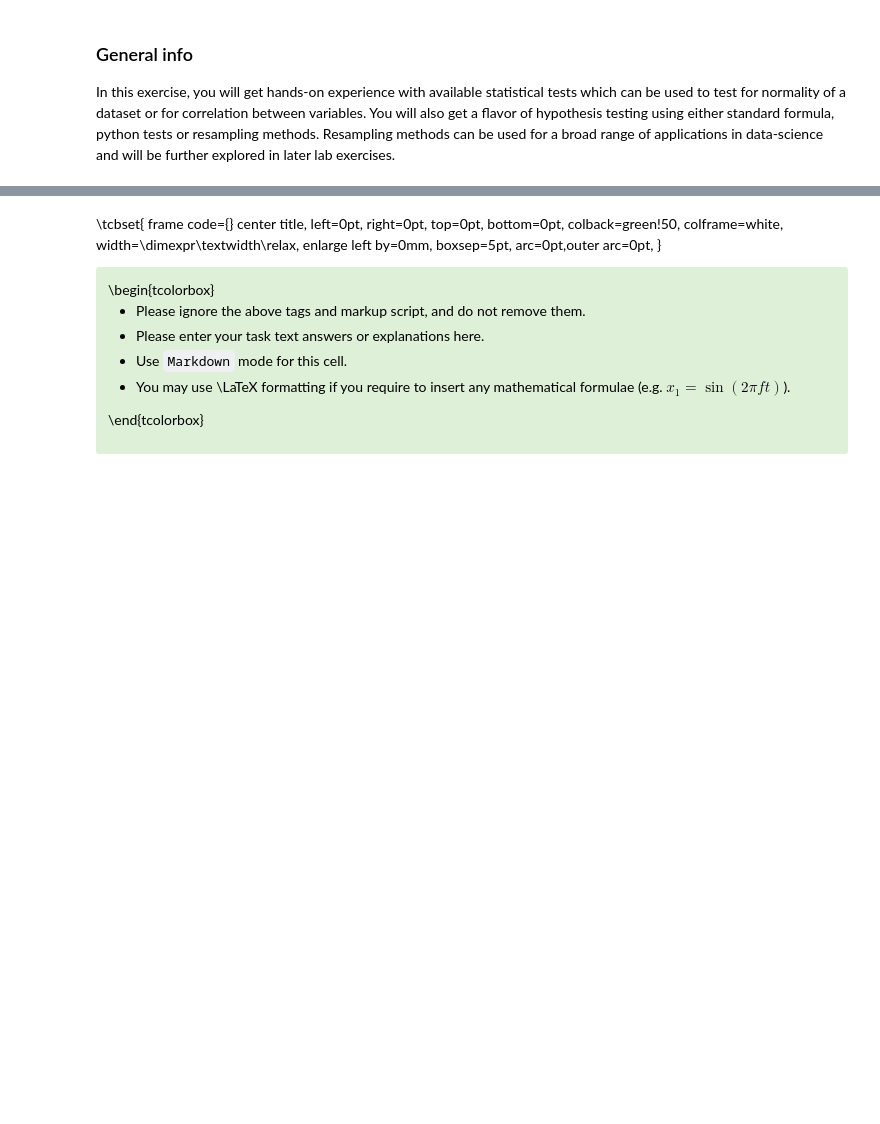
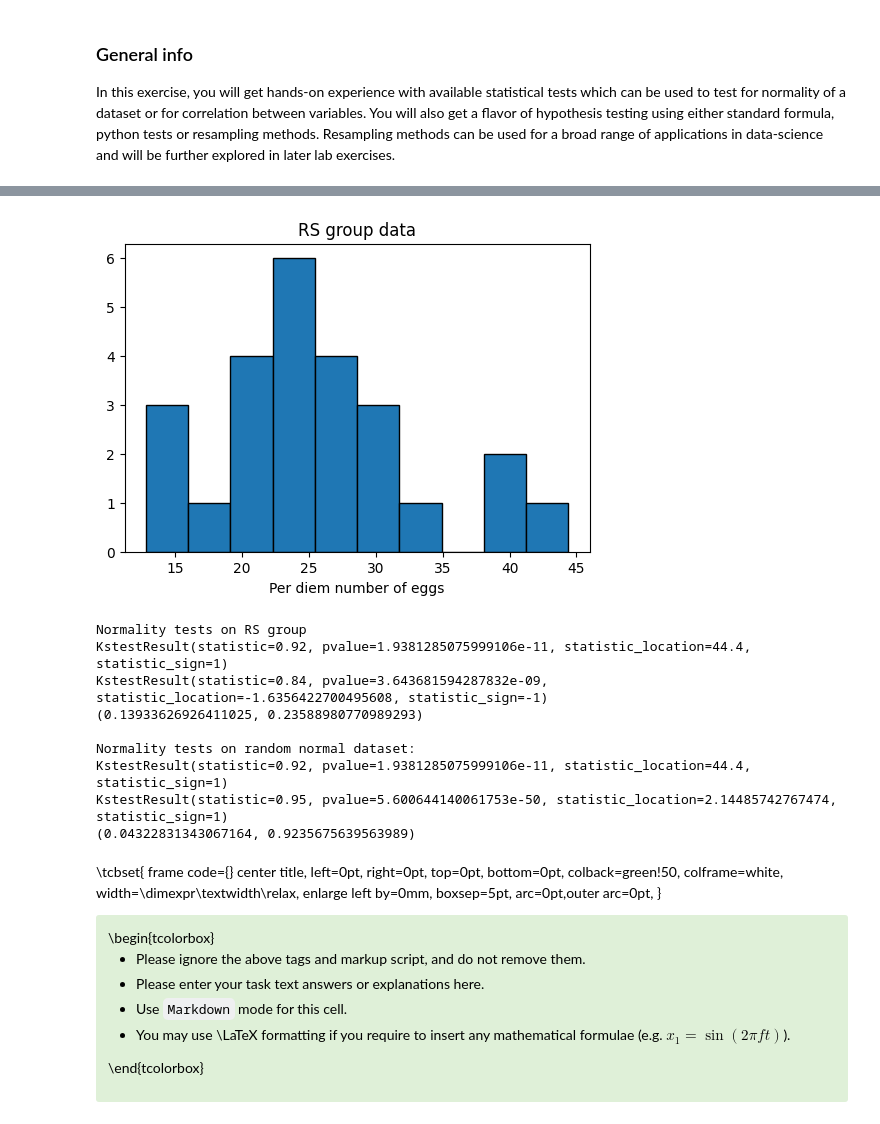
Before and after one commit to vbelpair/Ugent, a Jupyter notebook: Medical_Signal_Processing_and_Statistics/assignment_2/ex02_vincent.ipynb, the cells around one changed output, grey strips where cells are left out. Cells and saved outputs as stored; diff of their text form; code cells hidden in the pictures; blank space fills up the shorter version.

```diff
--- a/Medical_Signal_Processing_and_Statistics/assignment_2/ex02_vincent.ipynb
+++ b/Medical_Signal_Processing_and_Statistics/assignment_2/ex02_vincent.ipynb
@@ -65,3 +63,52 @@ What your answer should look like:
+# %%
+# Your code and figures go here
+
+### Relevant data
+RSgroup = dat[:,0]
+RScdf = np.cumsum(RSgroup)
+
+### Visualizing data
+fig, ax1 = plt.subplots(figsize=(6,4))
+ax1.hist(RSgroup, bins=10,ec='black')
+ax1.set_xlabel("Per diem number of eggs")
+ax1.set_title("RS group data")
+plt.show()
+
+print("Normality tests on RS group")
+### Executing the normality tests on the RS group
+# 1. Kolmogorov Smirnov test
+print(stats.kstest(RSgroup, RScdf))
+# 2. Kolmogorov Smirnov test after normalizing data
+RSmean, RSstd = np.mean(RSgroup), np.std(RSgroup)
+RSnorm = (RSgroup - RSmean)/RSstd
+RSnormcdf = np.cumsum(RSnorm)
+print(stats.kstest(RSnorm, RSnormcdf))
+# Lilliefors test
+print(sm.stats.lilliefors(RSgroup))
+
+print("\nNormality tests on random normal dataset:")
+### same analysis on random normal data set
+norm = np.random.normal(5,2,100)
+normcdf = np.cumsum(norm)
+# 1. Kolmogorov Smirnov test
+print(stats.kstest(RSgroup, RScdf))
+# 2. Kolmogorov Smirnov test after normalizing data
+normnorm = (norm - 5)/2
+normnormcdf = np.cumsum(normnorm)
+print(stats.kstest(normnorm, normnormcdf))
+# Lilliefors test
+print(sm.stats.lilliefors(norm))
+# %% [output]
+[figure, added]
+Normality tests on RS group
+KstestResult(statistic=0.92, pvalue=1.9381285075999106e-11, statistic_location=44.4, statistic_sign=1)
+KstestResult(statistic=0.84, pvalue=3.643681594287832e-09, statistic_location=-1.6356422700495608, statistic_sign=-1)
+(0.13933626926411025, 0.23588980770989293)
+
+Normality tests on random normal dataset:
+KstestResult(statistic=0.92, pvalue=1.9381285075999106e-11, statistic_location=44.4, statistic_sign=1)
+KstestResult(statistic=0.95, pvalue=5.600644140061753e-50, statistic_location=2.14485742767474, statistic_sign=1)
+(0.04322831343067164, 0.9235675639563989)
 # %% [markdown]
 \tcbset{ frame code={} center title, left=0pt, right=0pt, top=0pt, bottom=0pt, colback=green!50, colframe=white, width=\dimexpr\textwidth\relax, enlarge left by=0mm, boxsep=5pt, arc=0pt,outer arc=0pt, }
 <div class="alert alert-success">
```
Also changed, not shown: parts of 12 cells of this notebook.
